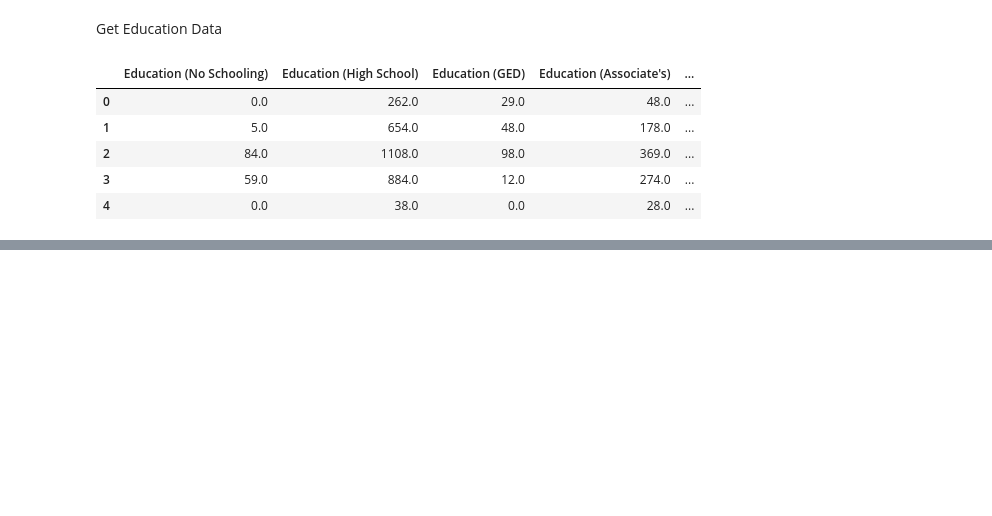
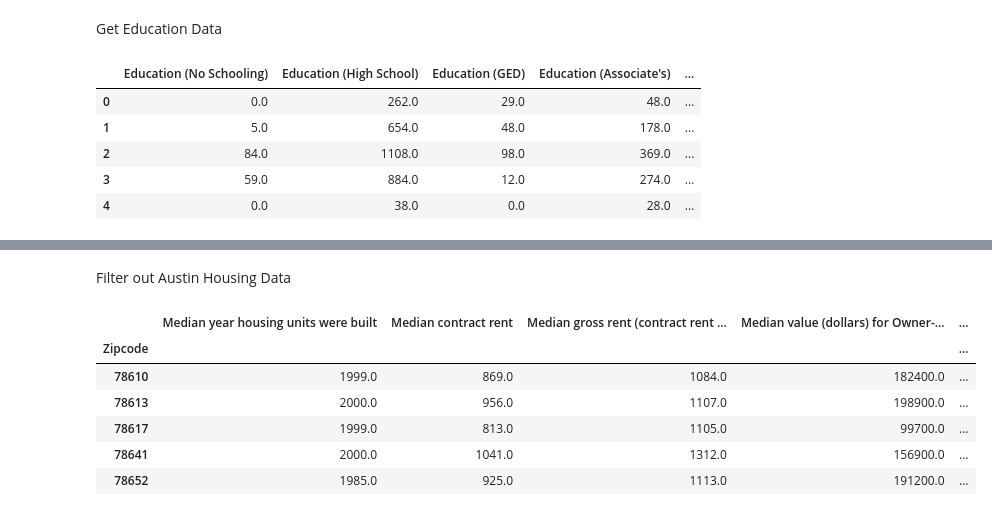
Before and after one commit to travis-tyler/AustinPopulationData, a Jupyter notebook: Rob/US_Census API.ipynb, the cells around one changed output, grey strips where cells are left out. Drawn from its saved outputs; the diff is of its cells as text; code cells hidden in the pictures; blank space fills up the shorter version.

```diff
--- a/Rob/US_Census API.ipynb
+++ b/Rob/US_Census API.ipynb
@@ -166,0 +207,18 @@ Filter out the Austin Data
+# %% [markdown]
+Filter out Austin Housing Data
+# %%
+# Filter out rows where zipcode is in Austin
+Austin_housing = us_housing_df[us_housing_df["Zipcode"].isin(Austin_zip_codes)]
+
+# Set zipcode as index
+Austin_housing = Austin_housing.set_index("Zipcode")
+
+Austin_housing.head()
+# %% [output]
+|  | Median year housing units were built | Median contract rent | Median gross rent (contract rent ... | Median value (dollars) for Owner-... | ... |
+| Zipcode |  |  |  |  | ... |
+| 78610 | 1999.0 | 869.0 | 1084.0 | 182400.0 | ... |
+| 78613 | 2000.0 | 956.0 | 1107.0 | 198900.0 | ... |
+| 78617 | 1999.0 | 813.0 | 1105.0 | 99700.0 | ... |
+| 78641 | 2000.0 | 1041.0 | 1312.0 | 156900.0 | ... |
+| 78652 | 1985.0 | 925.0 | 1113.0 | 191200.0 | ... |
```
Also changed, not shown: parts of 17 cells of this notebook, 37 other files.
